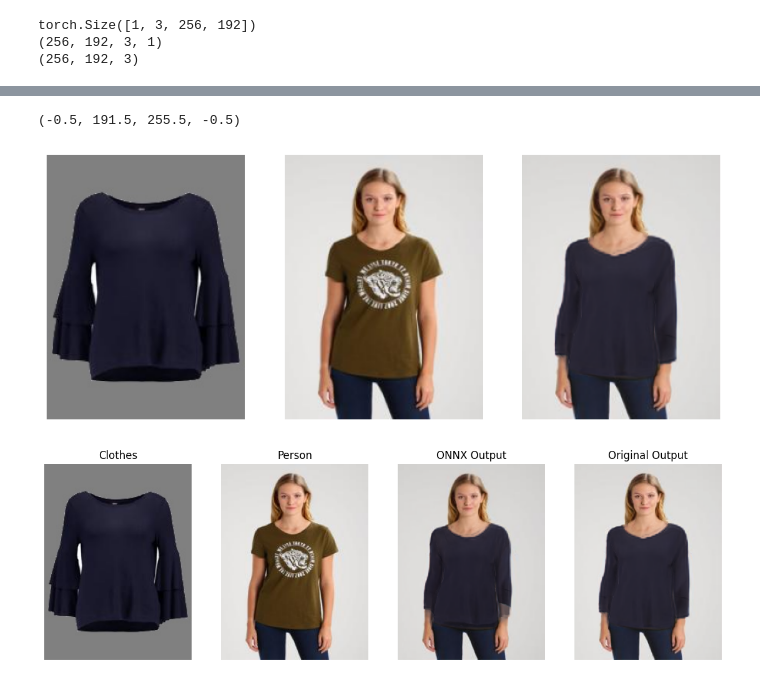
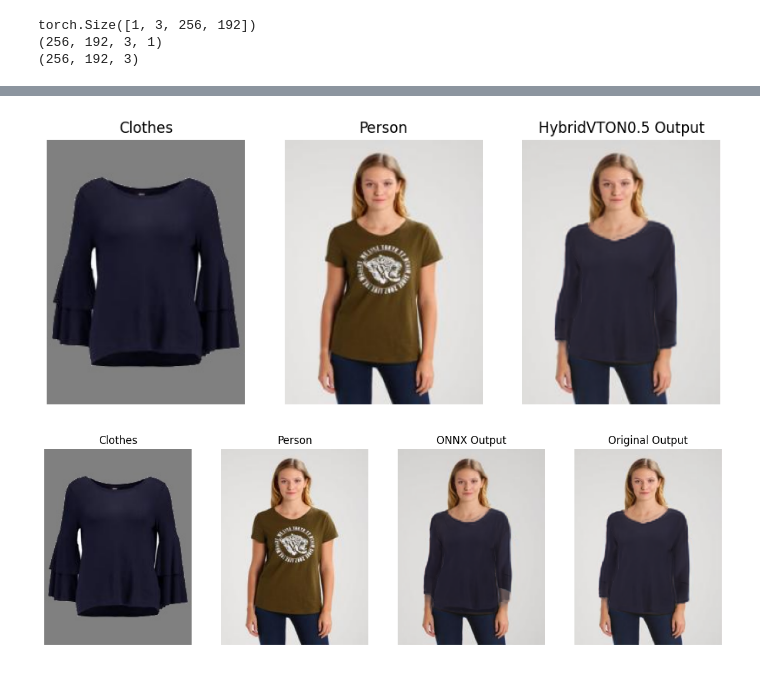
Before and after one commit to 1BTU/virtual-tryon-ds, a Jupyter notebook: deploy/torch_2_onnx.ipynb, the cells around one changed output, grey strips where cells are left out. Saved outputs shown, nothing was run; the diff lists cells and outputs as text; code cells hidden in the pictures.

```diff
--- a/deploy/torch_2_onnx.ipynb
+++ b/deploy/torch_2_onnx.ipynb
@@ -224,28 +228,32 @@ plt.axis('off')
 # %%
+import numpy as np
+import matplotlib.pyplot as plt
+
 # 整体对比
-# 可视化
 fig, axes = plt.subplots(1, 3, figsize=(10, 5))
+
 # 转换为numpy对象
 plt_clothes_np = np.array(plt_clothes)
 plt_person_np = np.array(plt_person)
 
-
 # 在第一个子图上显示衣服图像
 axes[0].imshow(plt_clothes_np)
 axes[0].axis('off')
+axes[0].set_title('Clothes')
 
 # 在第二个子图上显示人物图像
 axes[1].imshow(plt_person_np)
 axes[1].axis('off')
+axes[1].set_title('Person')
 
-axes[2].imshow(onnx_output_result)
+# 在第三个子图上显示ONNX输出结果
+axes[2].imshow(ori_output_result)
 axes[2].axis('off')
+axes[2].set_title('HybridVTON0.5 Output')
 
-plt.imshow(ori_output_result)
-plt.axis('off')
+plt.show()
 # %% [output]
-(-0.5, 191.5, 255.5, -0.5)
-[figure, old version]
+[figure, new version]
 # %%
 # 图像标注名字
 names = ['Clothes', 'Person', 'ONNX Output', 'Original Output']
```
Also changed, not shown: parts of 4 cells of this notebook, 20 other files.
